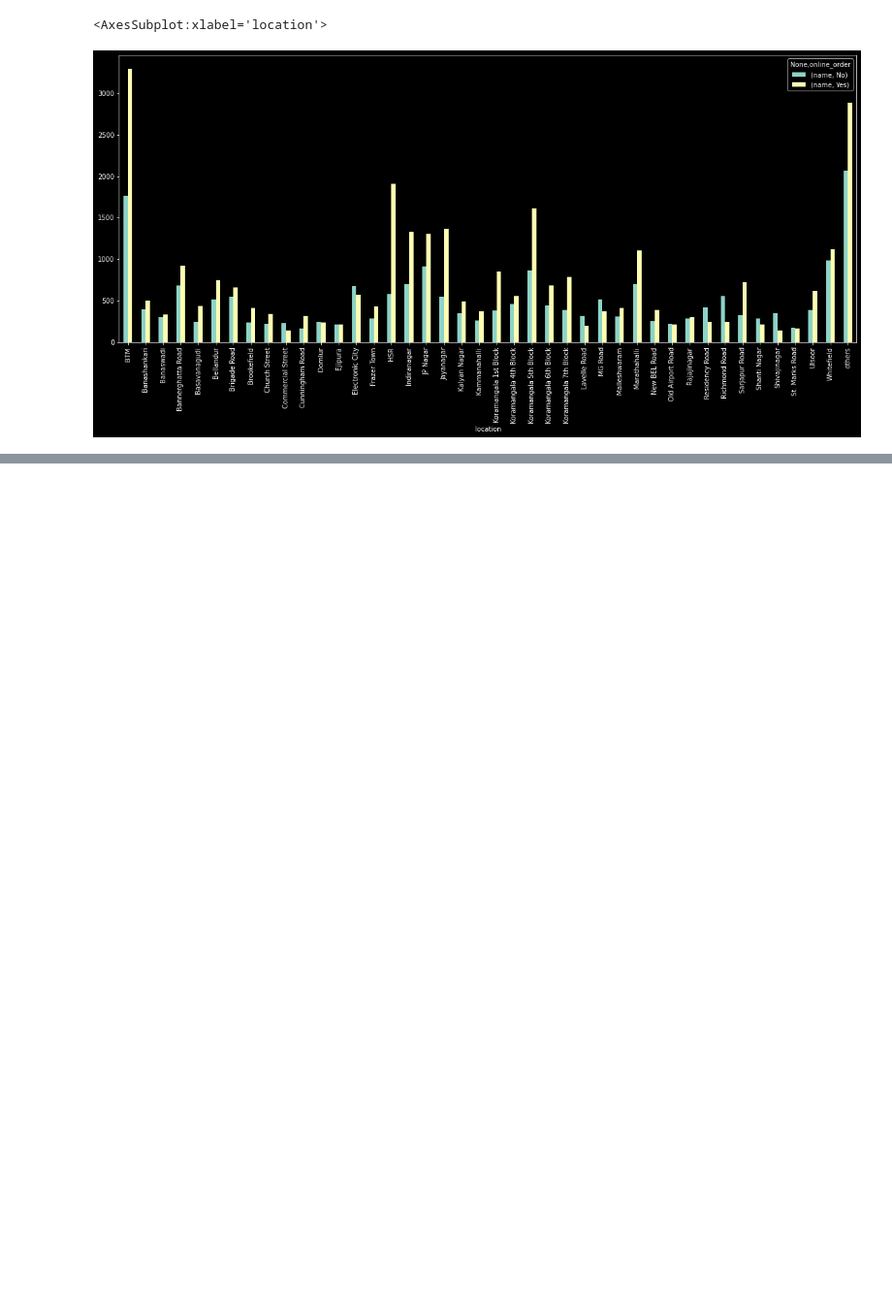
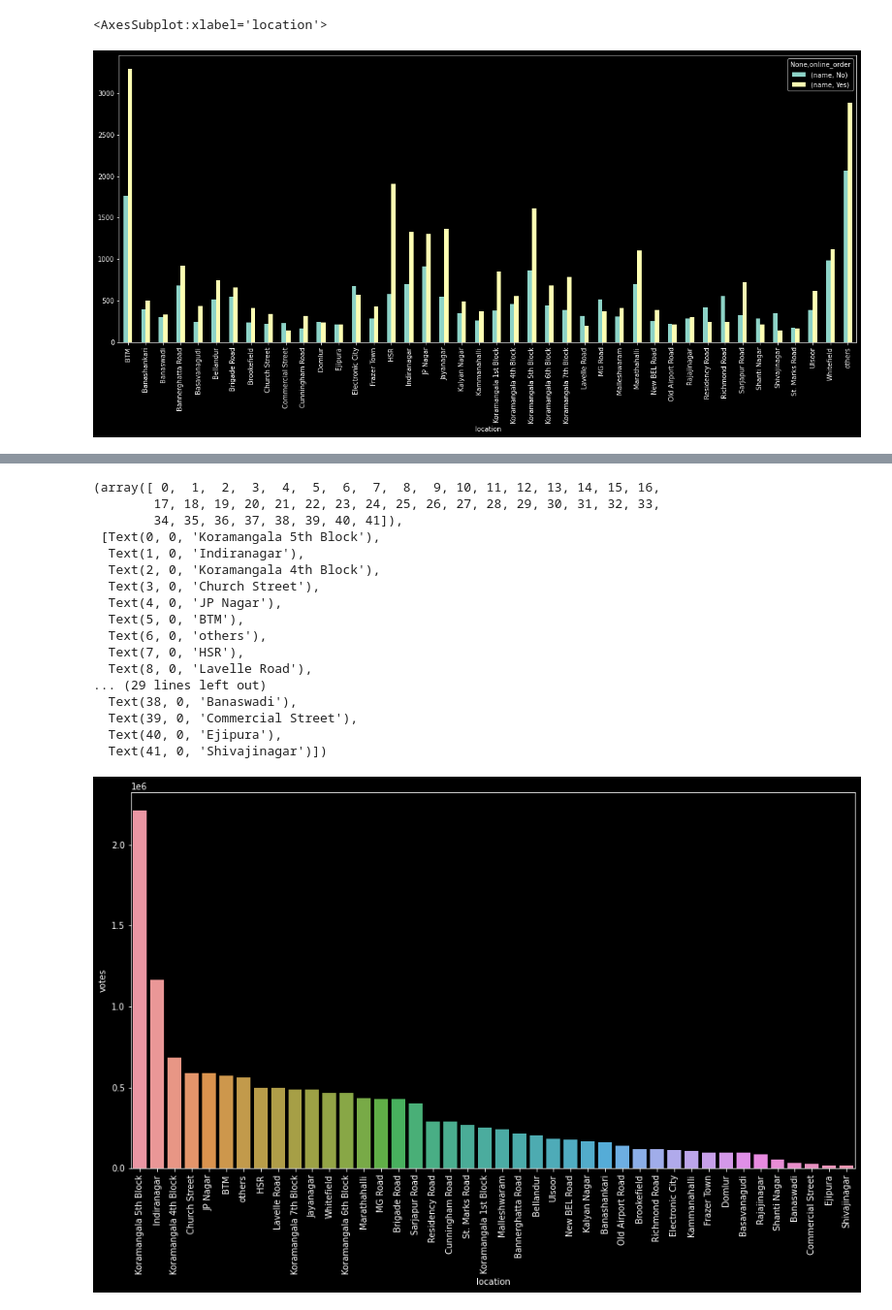
Before and after one commit to Priyansh4615/Projects-of-DA-and-ML, a Jupyter notebook: Zomato Data Analysis.ipynb, the cells around one changed output, grey strips where cells are left out. Shown: that part at 97% size. Saved outputs shown, nothing was run; the diff lists cells and outputs as text; code cells hidden in the pictures; blank space fills up the shorter version.

```diff
--- a/Zomato Data Analysis.ipynb
+++ b/Zomato Data Analysis.ipynb
@@ -516,0 +593,7 @@ df1.plot(kind = 'bar', figsize = (20,8))
+# %%
+df4 = df[['location', 'votes']]
+df4.drop_duplicates()
+df5 = df4.groupby(['location'])['votes'].sum()
+df5 = df5.to_frame()
+df5 = df5.sort_values('votes', ascending = False)
+df5.head()
@@ -516,0 +608,23 @@ df1.plot(kind = 'bar', figsize = (20,8))
+# %%
+plt.figure(figsize = (15,8))
+sns.barplot(df5.index , df5['votes'])
+plt.xticks(rotation=90)
+# %% [output]
+(array([ 0,  1,  2,  3,  4,  5,  6,  7,  8,  9, 10, 11, 12, 13, 14, 15, 16,
+        17, 18, 19, 20, 21, 22, 23, 24, 25, 26, 27, 28, 29, 30, 31, 32, 33,
+        34, 35, 36, 37, 38, 39, 40, 41]),
+ [Text(0, 0, 'Koramangala 5th Block'),
+  Text(1, 0, 'Indiranagar'),
+  Text(2, 0, 'Koramangala 4th Block'),
+  Text(3, 0, 'Church Street'),
+  Text(4, 0, 'JP Nagar'),
+  Text(5, 0, 'BTM'),
+  Text(6, 0, 'others'),
+  Text(7, 0, 'HSR'),
+  Text(8, 0, 'Lavelle Road'),
+... (29 lines left out)
+  Text(38, 0, 'Banaswadi'),
+  Text(39, 0, 'Commercial Street'),
+  Text(40, 0, 'Ejipura'),
+  Text(41, 0, 'Shivajinagar')])
+[figure, added]
```
Also changed, not shown: parts of 15 cells of this notebook.
